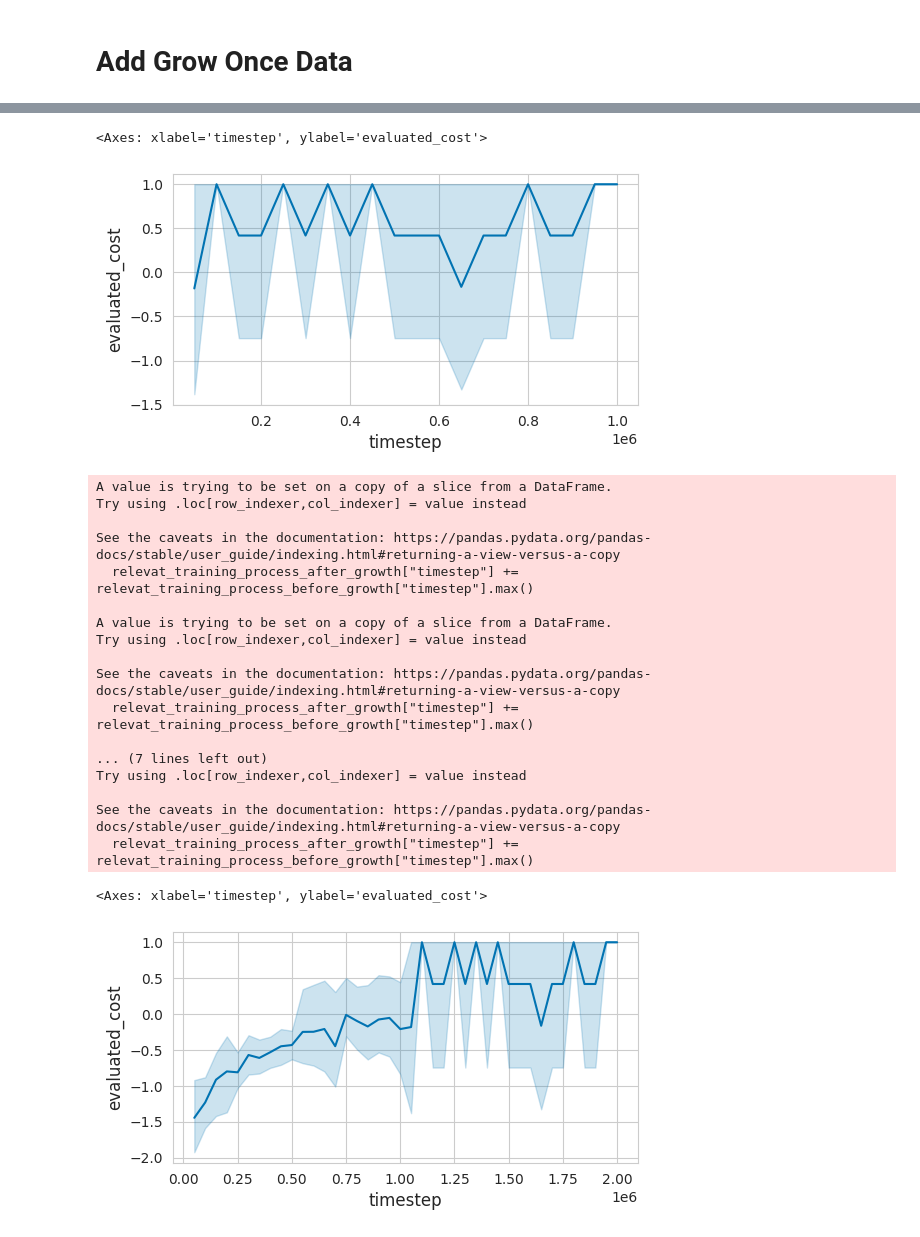
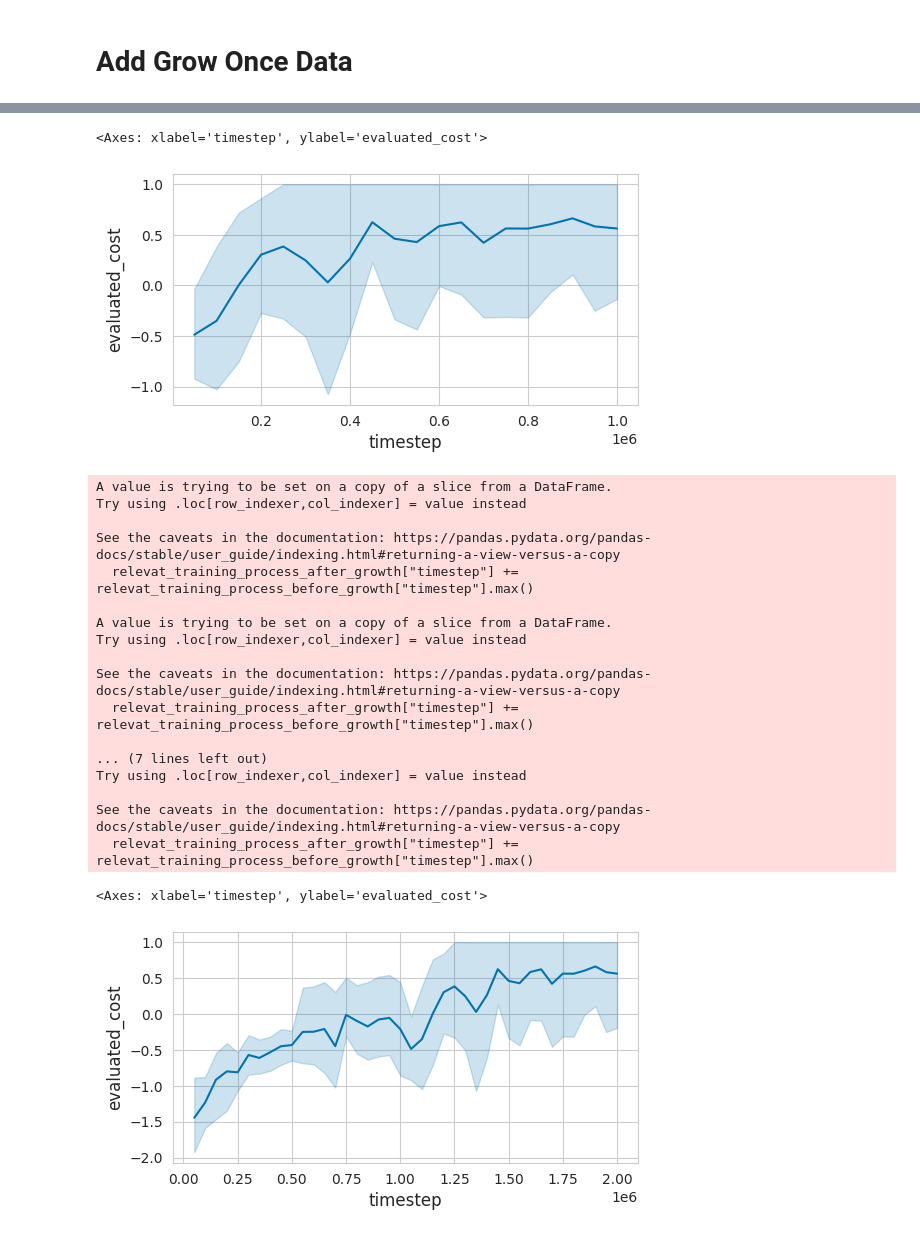
Before and after one commit to automl/GrowNN, a Jupyter notebook: plotting/plot_grow_once.ipynb, the cells around one changed output, grey strips where cells are left out. Saved outputs shown, nothing was run; the diff lists cells and outputs as text; code cells hidden in the pictures.

Commit message:
Remove saving model and uptede plots

```diff
--- a/plotting/plot_grow_once.ipynb
+++ b/plotting/plot_grow_once.ipynb
@@ -32,9 +32,10 @@ smac_costs = get_logtable(databse_name, table_name, "smac_callbacks", "baselines
 # %%
 # Select Row with Minimal Cost
-minimal_cost_row = smac_costs.loc[smac_costs["cost"].idxmin()]
-minimal_cost_experiment_id = minimal_cost_row["experiment_id"]
-minimal_cost_trial = minimal_cost_row["trial_number"]
-minimal_cost = minimal_cost_row["cost"]
+grow_once_cost = smac_costs[smac_costs["experiment_id"] == 1]
+grow_once_minimal_cost_row = smac_costs.loc[smac_costs["cost"].idxmin()]
+minimal_cost_experiment_id = grow_once_minimal_cost_row["experiment_id"]
+minimal_cost_trial = grow_once_minimal_cost_row["trial_number"]
+minimal_cost = grow_once_minimal_cost_row["cost"]
 # %%
 # Get Training Process Logtable
 training_process_logtable = "training_process"
@@ -86,5 +87,6 @@ sns.lineplot(data=relevat_training_process_before_growth, x="timestep", y="evalu
 # %%
 table_name = "net2deeper_grow_once"
 # %%
-smac_cost = get_logtable(databse_name, table_name, "smac_callbacks", "baselines/blackbox_only_hpo/config/blackbox_only_hpo.yaml")
+grow_once_cost = get_logtable(databse_name, table_name, "smac_callbacks", "baselines/blackbox_only_hpo/config/blackbox_only_hpo.yaml")
+smac_grow_once_costs = grow_once_cost[grow_once_cost["experiment_id"] == 4]
 # %% [output]
@@ -108,9 +110,9 @@ smac_cost = get_logtable(databse_name, table_name, "smac_callbacks", "baselines/
 # %%
 # select row with minimal cost
-minimal_cost_row = smac_cost.loc[smac_cost["cost"].idxmin()]
-minimal_cost_experiment_id = minimal_cost_row["experiment_id"]
-minimal_cost_trial = minimal_cost_row["trial_number"]
-minimal_cost = minimal_cost_row["cost"]
+grow_once_minimal_cost_row = grow_once_cost.loc[smac_grow_once_costs["cost"].idxmin()]
+minimal_cost_experiment_id = grow_once_minimal_cost_row["experiment_id"]
+minimal_cost_trial = grow_once_minimal_cost_row["trial_number"]
+minimal_cost = grow_once_minimal_cost_row["cost"]
 # %%
 training_process_after_growth = get_logtable(databse_name, table_name, "training_process", "baselines/blackbox_only_hpo/config/blackbox_only_hpo.yaml")
 # %% [output]
@@ -137,29 +139,29 @@ relevat_training_process_after_growth = training_process_after_growth[(training_
 sns.lineplot(data=relevat_training_process_after_growth, x="timestep", y="evaluated_cost")
 # %% [output]
 <Axes: xlabel='timestep', ylabel='evaluated_cost'>
-[figure, old version]
+[figure, new version]
 # %%
 # Plot Combination of Before and After Growth, first concat the dataframes, and increase the timestep of the second dataframe by the maximum timestep of the first dataframe
 relevat_training_process_after_growth["timestep"] += relevat_training_process_before_growth["timestep"].max()
-combined = pd.concat([relevat_training_process_before_growth, relevat_training_process_after_growth])
-sns.lineplot(data=combined, x="timestep", y="evaluated_cost")
+combined_growed = pd.concat([relevat_training_process_before_growth, relevat_training_process_after_growth])
+sns.lineplot(data=combined_growed, x="timestep", y="evaluated_cost")
 # %% [output]
 A value is trying to be set on a copy of a slice from a DataFrame.
 Try using .loc[row_indexer,col_indexer] = value instead
 
 See the caveats in the documentation: https://pandas.pydata.org/pandas-docs/stable/user_guide/indexing.html#returning-a-view-versus-a-copy
   relevat_training_process_after_growth["timestep"] += relevat_training_process_before_growth["timestep"].max()
 
 A value is trying to be set on a copy of a slice from a DataFrame.
 Try using .loc[row_indexer,col_indexer] = value instead
 
 See the caveats in the documentation: https://pandas.pydata.org/pandas-docs/stable/user_guide/indexing.html#returning-a-view-versus-a-copy
   relevat_training_process_after_growth["timestep"] += relevat_training_process_before_growth["timestep"].max()
 
 ... (7 lines left out)
 Try using .loc[row_indexer,col_indexer] = value instead
 
 See the caveats in the documentation: https://pandas.pydata.org/pandas-docs/stable/user_guide/indexing.html#returning-a-view-versus-a-copy
   relevat_training_process_after_growth["timestep"] += relevat_training_process_before_growth["timestep"].max()
 <Axes: xlabel='timestep', ylabel='evaluated_cost'>
-[figure, old version]
+[figure, new version]
```
Also changed, not shown: parts of 16 cells of this notebook, 1 other file.
